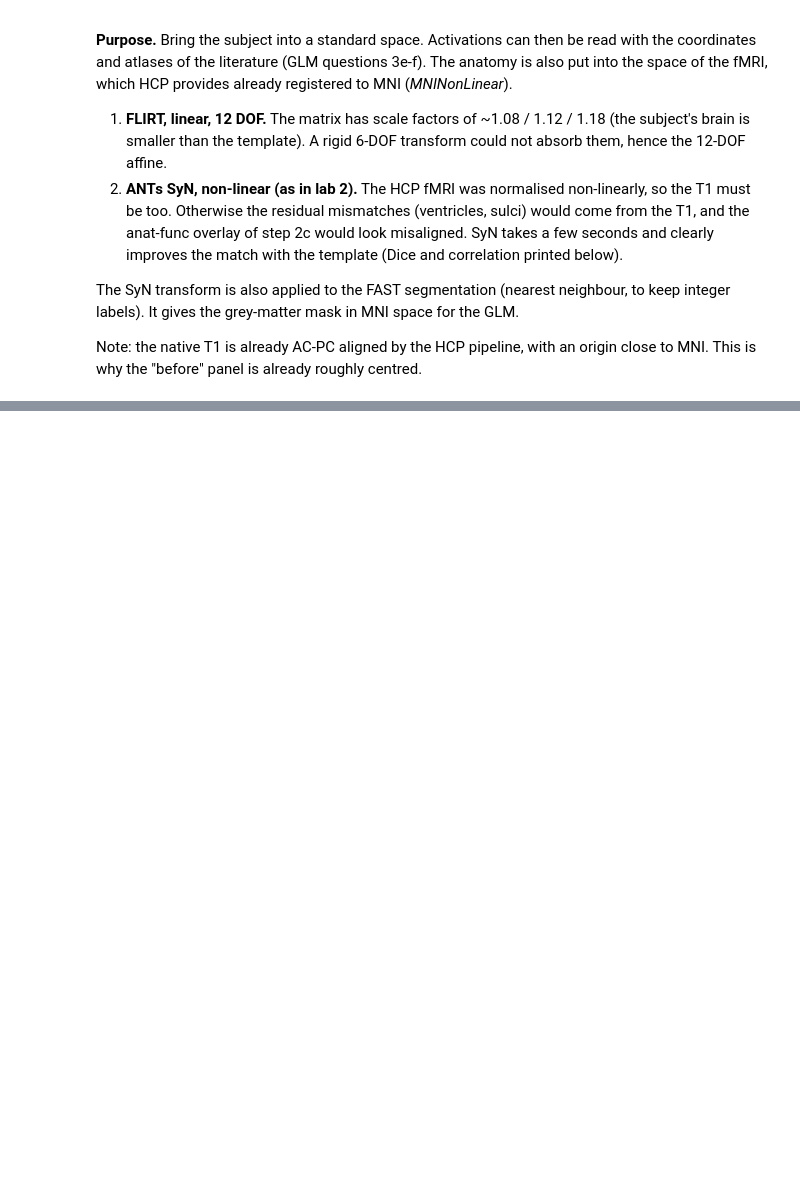
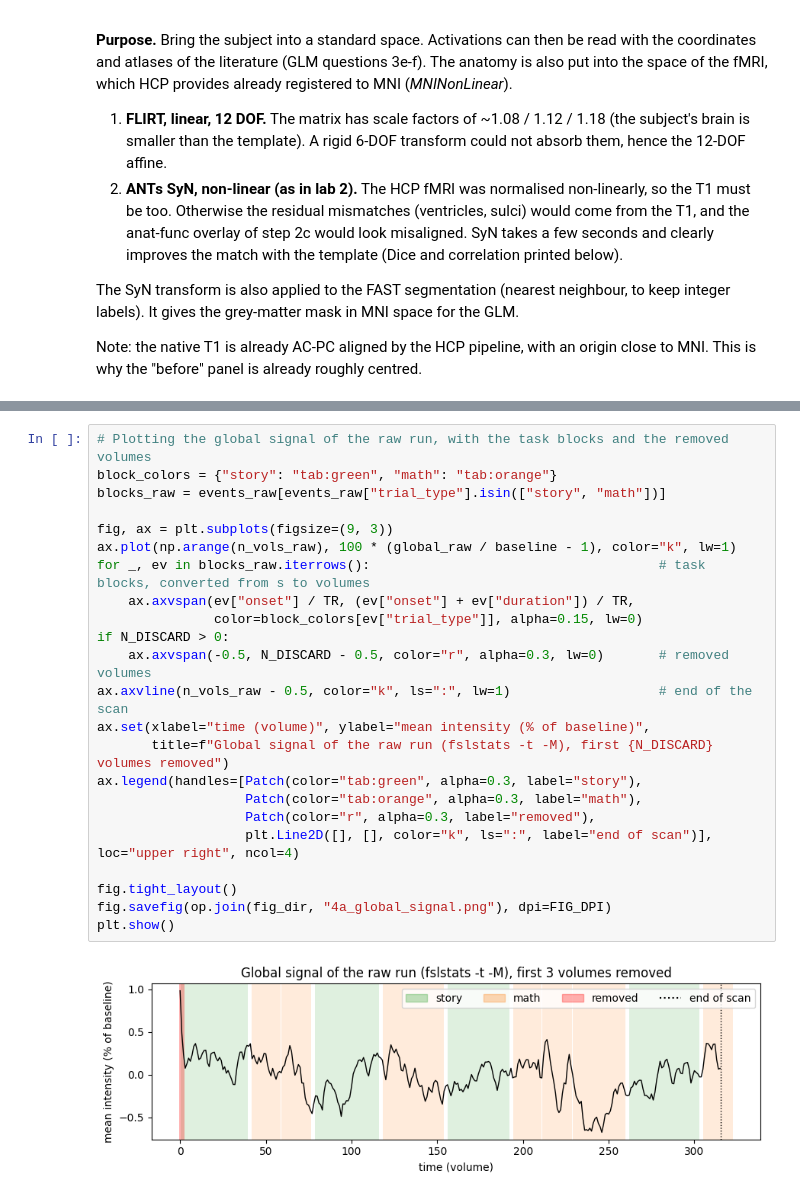
Before and after one commit to matt1234-cmd/NSSP-Mini-project-1, a Jupyter notebook: Project_notebook.ipynb, the cells around one changed output, grey strips where cells are left out. Drawn from its saved outputs; the diff is of its cells as text; blank space fills up the shorter version.

Commit message:
Part 2 first commit

```diff
--- a/Project_notebook.ipynb
+++ b/Project_notebook.ipynb
@@ -262,0 +353,25 @@ plt.show()
+# %%
+# Plotting the global signal of the raw run, with the task blocks and the removed volumes
+block_colors = {"story": "tab:green", "math": "tab:orange"}
+blocks_raw = events_raw[events_raw["trial_type"].isin(["story", "math"])]
+
+fig, ax = plt.subplots(figsize=(9, 3))
+ax.plot(np.arange(n_vols_raw), 100 * (global_raw / baseline - 1), color="k", lw=1)
+for _, ev in blocks_raw.iterrows():                                     # task blocks, converted from s to volumes
+    ax.axvspan(ev["onset"] / TR, (ev["onset"] + ev["duration"]) / TR,
+               color=block_colors[ev["trial_type"]], alpha=0.15, lw=0)
+if N_DISCARD > 0:
+    ax.axvspan(-0.5, N_DISCARD - 0.5, color="r", alpha=0.3, lw=0)       # removed volumes
+ax.axvline(n_vols_raw - 0.5, color="k", ls=":", lw=1)                   # end of the scan
+ax.set(xlabel="time (volume)", ylabel="mean intensity (% of baseline)",
+       title=f"Global signal of the raw run (fslstats -t -M), first {N_DISCARD} volumes removed")
+ax.legend(handles=[Patch(color="tab:green", alpha=0.3, label="story"),
+                   Patch(color="tab:orange", alpha=0.3, label="math"),
+                   Patch(color="r", alpha=0.3, label="removed"),
+                   plt.Line2D([], [], color="k", ls=":", label="end of scan")], loc="upper right", ncol=4)
+
+fig.tight_layout()
+fig.savefig(op.join(fig_dir, "4a_global_signal.png"), dpi=FIG_DPI)
+plt.show()
+# %% [output]
+[figure, added]
```
Also changed, not shown: parts of 18 cells of this notebook.
